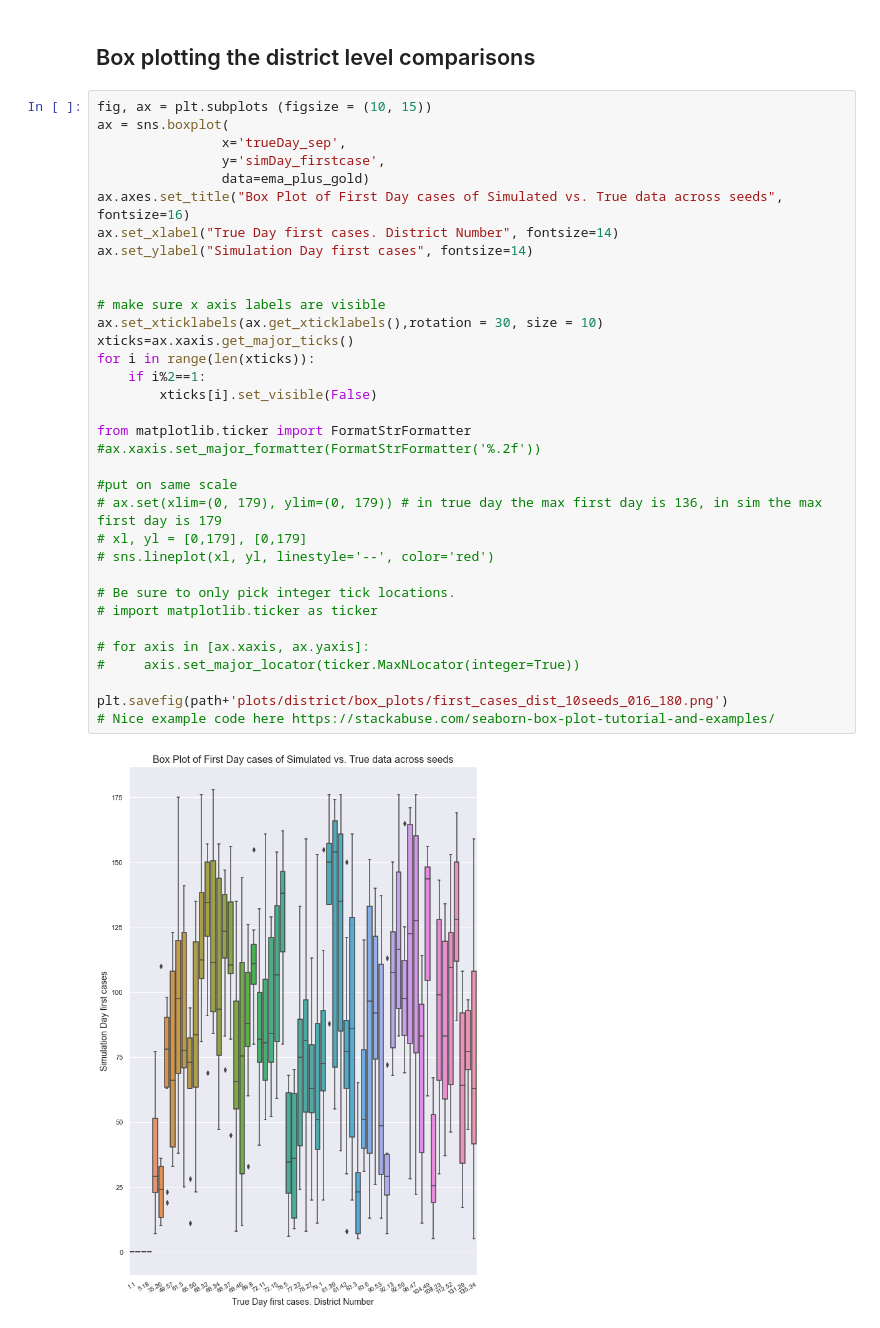
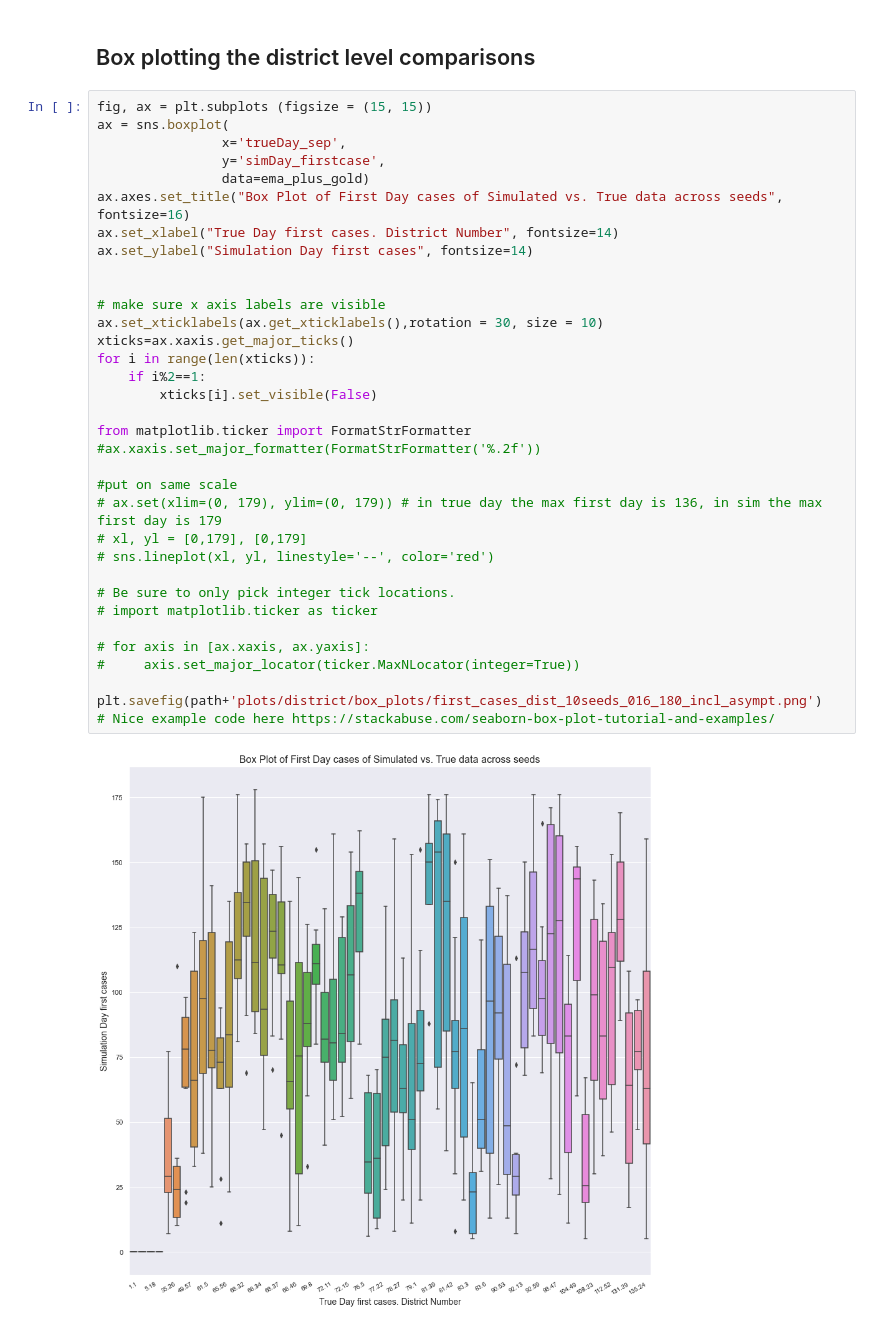
Before and after one commit to dime-worldbank/Disease-Modelling-SSA, a Jupyter notebook: notebooks/Sensitivity_analysis.ipynb, the cells around one changed output. Cells and saved outputs as stored; diff of their text form.

```diff
--- a/notebooks/Sensitivity_analysis.ipynb
+++ b/notebooks/Sensitivity_analysis.ipynb
@@ -291,38 +305,38 @@ ema_plus_gold.head()
 # %% [markdown]
 ## Box plotting the district level comparisons
 # %%
-fig, ax = plt.subplots (figsize = (10, 15))
+fig, ax = plt.subplots (figsize = (15, 15))
 ax = sns.boxplot(
                 x='trueDay_sep',
                 y='simDay_firstcase',
                 data=ema_plus_gold)
 ax.axes.set_title("Box Plot of First Day cases of Simulated vs. True data across seeds", fontsize=16)
 ax.set_xlabel("True Day first cases. District Number", fontsize=14)
 ax.set_ylabel("Simulation Day first cases", fontsize=14)
 
 
 # make sure x axis labels are visible
 ax.set_xticklabels(ax.get_xticklabels(),rotation = 30, size = 10)
 xticks=ax.xaxis.get_major_ticks()
 for i in range(len(xticks)):
     if i%2==1:
         xticks[i].set_visible(False)
 
 from matplotlib.ticker import FormatStrFormatter
 #ax.xaxis.set_major_formatter(FormatStrFormatter('%.2f'))
 
 #put on same scale
 # ax.set(xlim=(0, 179), ylim=(0, 179)) # in true day the max first day is 136, in sim the max first day is 179
 # xl, yl = [0,179], [0,179]
 # sns.lineplot(xl, yl, linestyle='--', color='red')
 
 # Be sure to only pick integer tick locations.
 # import matplotlib.ticker as ticker
 
 # for axis in [ax.xaxis, ax.yaxis]:
 #     axis.set_major_locator(ticker.MaxNLocator(integer=True))
 
-plt.savefig(path+'plots/district/box_plots/first_cases_dist_10seeds_016_180.png')
+plt.savefig(path+'plots/district/box_plots/first_cases_dist_10seeds_016_180_incl_asympt.png')
 # Nice example code here https://stackabuse.com/seaborn-box-plot-tutorial-and-examples/
 # %% [output]
-[figure, old version]
+[figure, new version]
```
Also changed, not shown: parts of 3 cells of this notebook, 1 other file.
